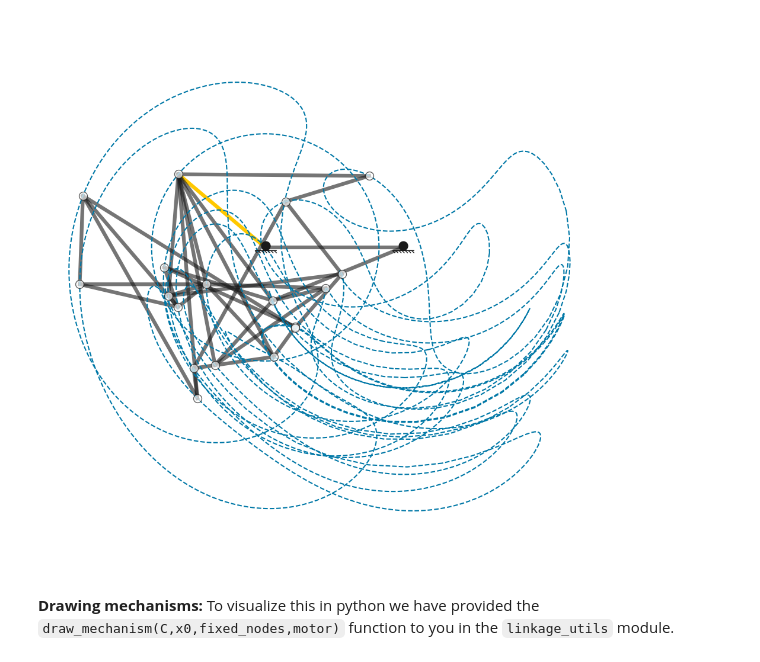
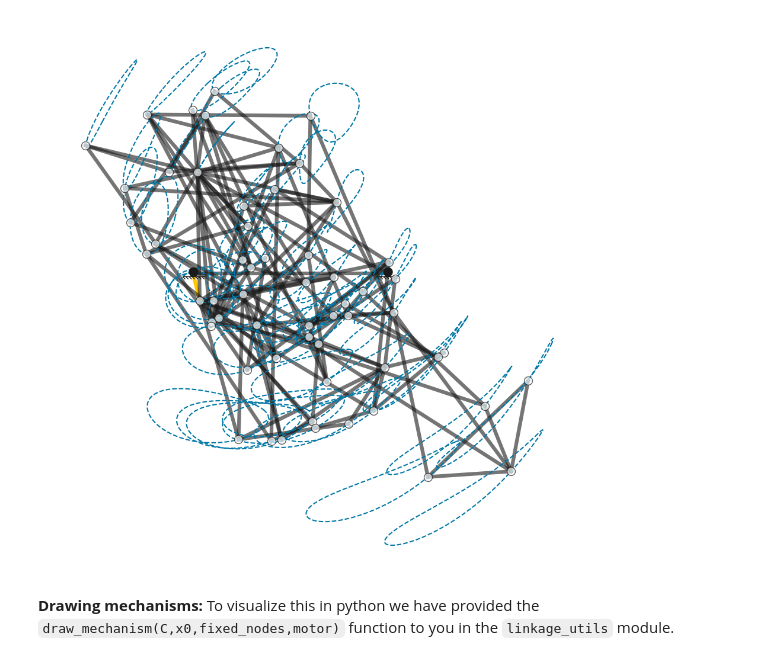
Before and after one commit to zihaofoo/2.156_MOOCP, a Jupyter notebook: Starter Notebook.ipynb, the cells around one changed output. Cells and saved outputs as stored; diff of their text form; code cells hidden in the pictures.

```diff
--- a/Starter Notebook.ipynb
+++ b/Starter Notebook.ipynb
@@ -273,35 +273,35 @@ def t_decision(mech:object, hyp:float = 0.5):
 
     for i1 in range(2):
         C[links[new_index + 2][i1], n] = 1
         C[n, links[new_index + 2][i1]] = 1
 
     index_del = np.hstack((np.array([0,1]), np.array(links[new_index + 2])))
     n_list = np.delete(np.arange(n), index_del)
     target_n = np.random.choice(n_list, size = 1)
     C[target_n, n] = 1
     C[n, target_n] = 1
     C[links[new_index + 2][0], links[new_index + 2][1]] = 0
     C[links[new_index + 2][1], links[new_index + 2][0]] = 0
 
     x0 = np.vstack((x0, new_points))
     links = np.vstack((links, np.array([[links[new_index + 2][0], n], [links[new_index + 2][1], n]])))
     links = np.vstack((links, np.array([target_n[0], n])))
     links = np.delete(links, new_index + 2, axis = 0)
 
     valid, _, _, _ = solve_mechanism(C, x0, fixed_nodes, motor, device = "cpu", timesteps = 2000)
     if valid:
         """Accept solution if mechanism is valid."""
         mech.x0, mech.C, mech.links = x0, C, links
         return mech
     else:
         """Reject solution and reattempt randomizer."""
         return t_decision(mech)
 
-n_nodes = 40
+n_nodes = 60
 mech = generate_valid_mechanism(n_nodes)
 draw_mechanism(mech.C,mech.x0,mech.fixed_nodes,mech.motor)
 # %% [output]
-[figure, old version]
+[figure, new version]
 # %% [markdown]
 **Drawing mechanisms:** To visualize this in python we have provided the <code>draw_mechanism(C,x0,fixed_nodes,motor)</code> function to you in the <code>linkage_utils</code> module.
 # %%
```
